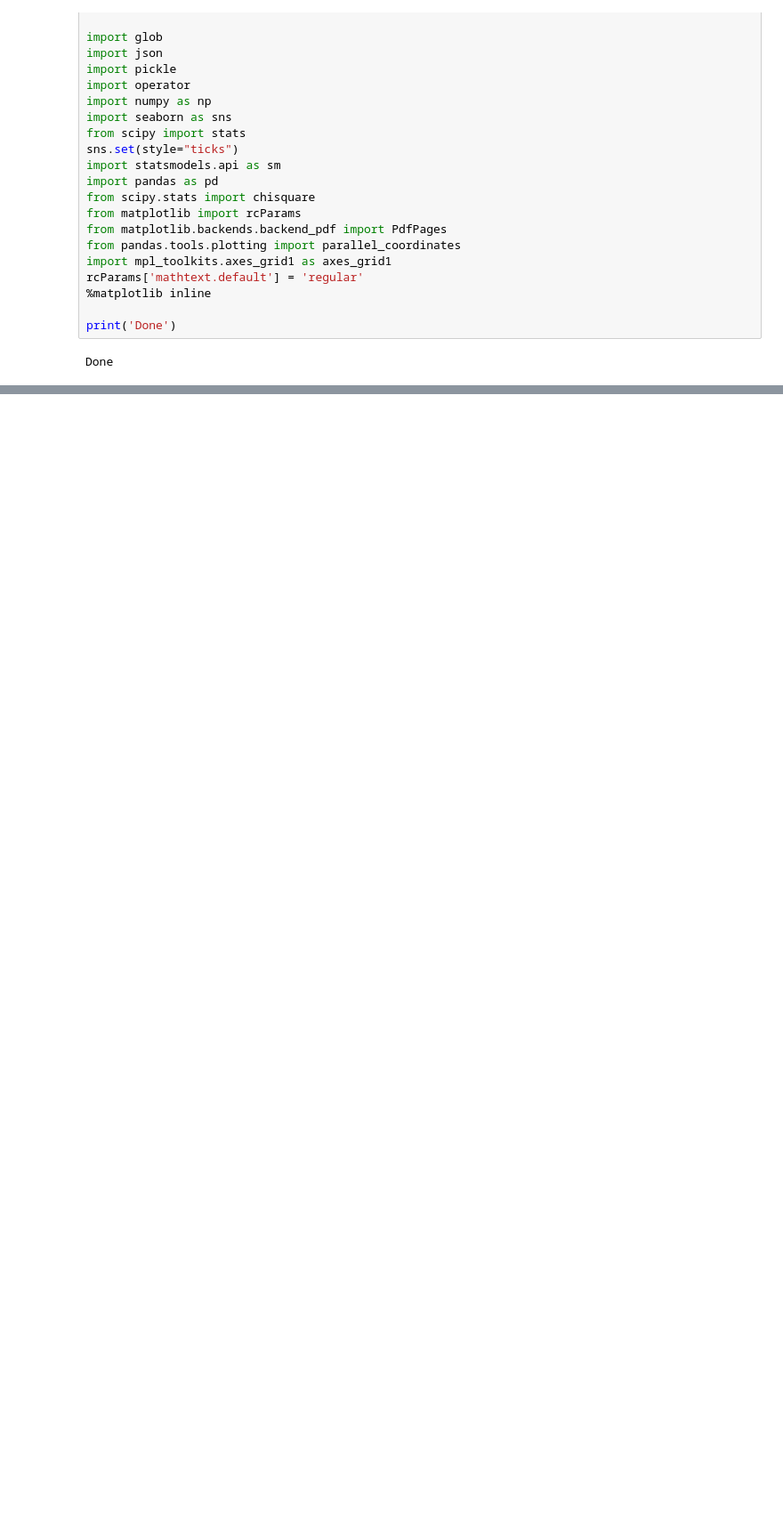
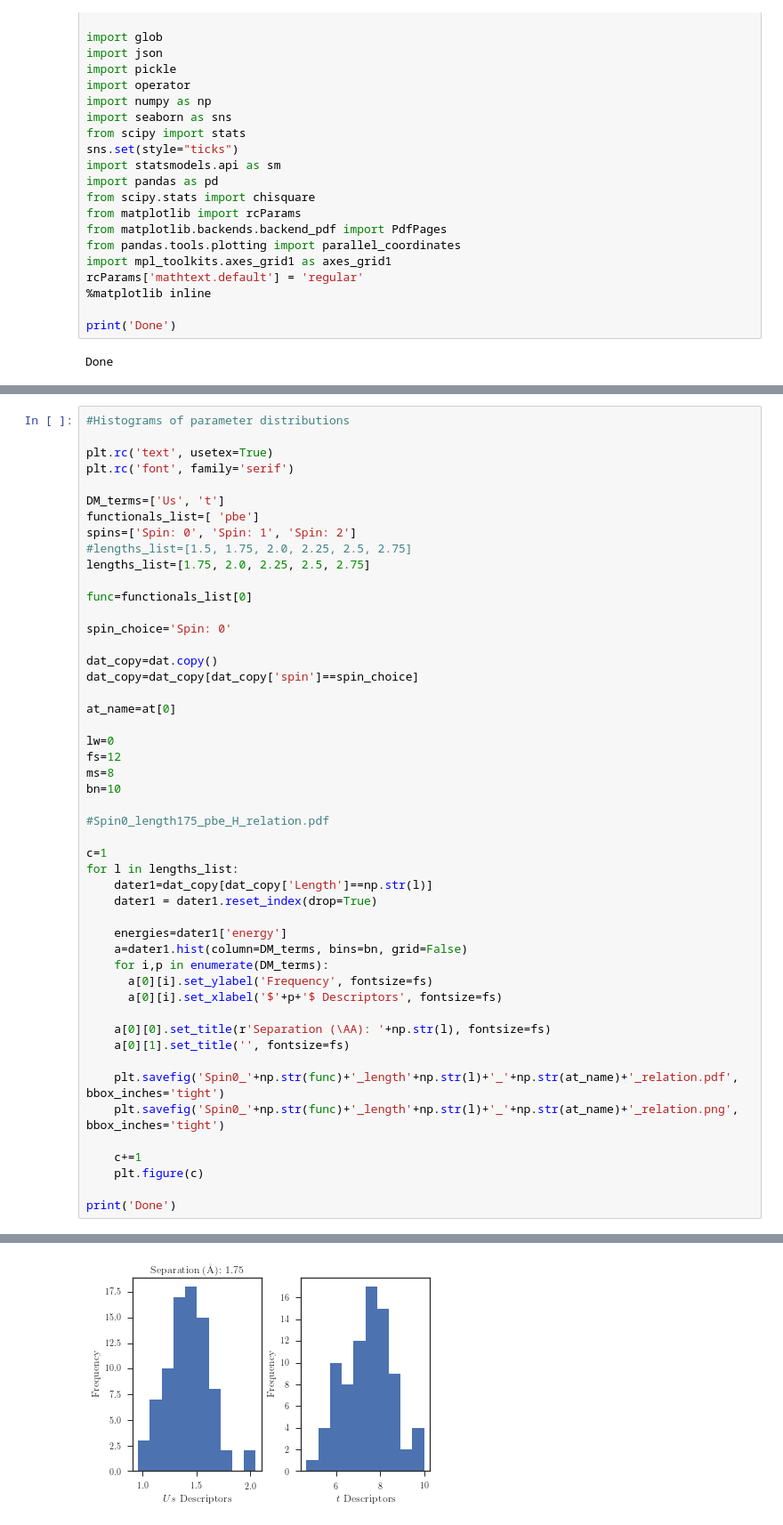
Before and after one commit to hiteshjc/Downfolding, a Jupyter notebook: hchain_data/kiel/h_chain_combine.ipynb, the cells around one changed output, grey strips where cells are left out. Shown at 89% size. Drawn from its saved outputs; the diff is of its cells as text; blank space fills up the shorter version.

```diff
--- a/hchain_data/kiel/h_chain_combine.ipynb
+++ b/hchain_data/kiel/h_chain_combine.ipynb
@@ -353,0 +310,50 @@ Done
+# %%
+#Histograms of parameter distributions
+
+plt.rc('text', usetex=True)
+plt.rc('font', family='serif')
+
+DM_terms=['Us', 't']
+functionals_list=[ 'pbe']
+spins=['Spin: 0', 'Spin: 1', 'Spin: 2']
+#lengths_list=[1.5, 1.75, 2.0, 2.25, 2.5, 2.75]
+lengths_list=[1.75, 2.0, 2.25, 2.5, 2.75]
+
+func=functionals_list[0]
+
+spin_choice='Spin: 0'
+
+dat_copy=dat.copy()
+dat_copy=dat_copy[dat_copy['spin']==spin_choice]
+
+at_name=at[0]
+
+lw=0
+fs=12
+ms=8
+bn=10
+
+#Spin0_length175_pbe_H_relation.pdf
+
+c=1
+for l in lengths_list:
+    dater1=dat_copy[dat_copy['Length']==np.str(l)]
+    dater1 = dater1.reset_index(drop=True)
+
+    energies=dater1['energy']
+    a=dater1.hist(column=DM_terms, bins=bn, grid=False)
+    for i,p in enumerate(DM_terms):
+      a[0][i].set_ylabel('Frequency', fontsize=fs)
+      a[0][i].set_xlabel('$'+p+'$ Descriptors', fontsize=fs)
+
+    a[0][0].set_title(r'Separation (\AA): '+np.str(l), fontsize=fs)
+    a[0][1].set_title('', fontsize=fs)
+
+    plt.savefig('Spin0_'+np.str(func)+'_length'+np.str(l)+'_'+np.str(at_name)+'_relation.pdf', bbox_inches='tight')
+    plt.savefig('Spin0_'+np.str(func)+'_length'+np.str(l)+'_'+np.str(at_name)+'_relation.png', bbox_inches='tight')
+
+    c+=1
+    plt.figure(c)
+
+print('Done')
+# %% [output]
@@ -353,0 +361 @@ Done
+[figure, added]
```
Also changed, not shown: parts of 5 cells of this notebook.
